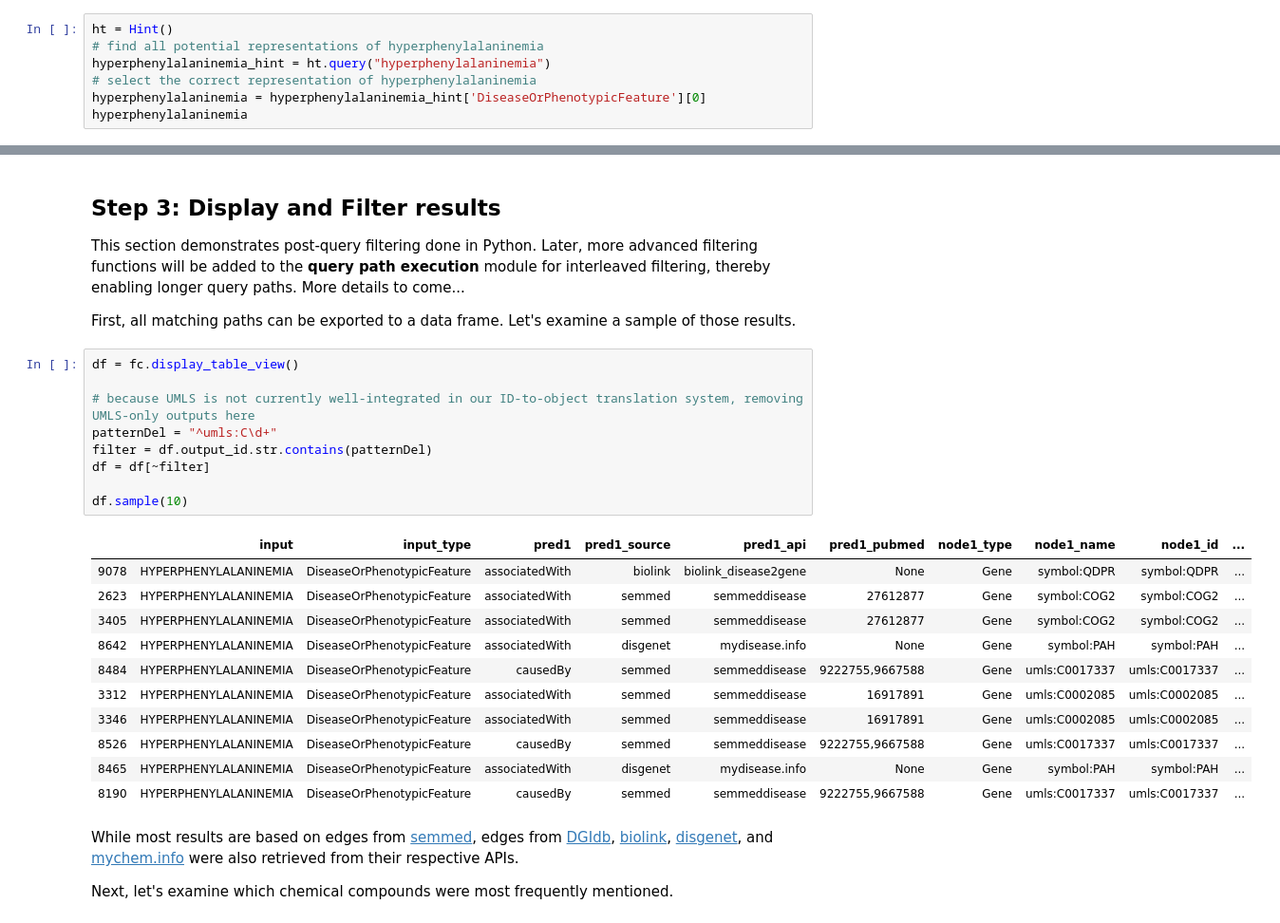
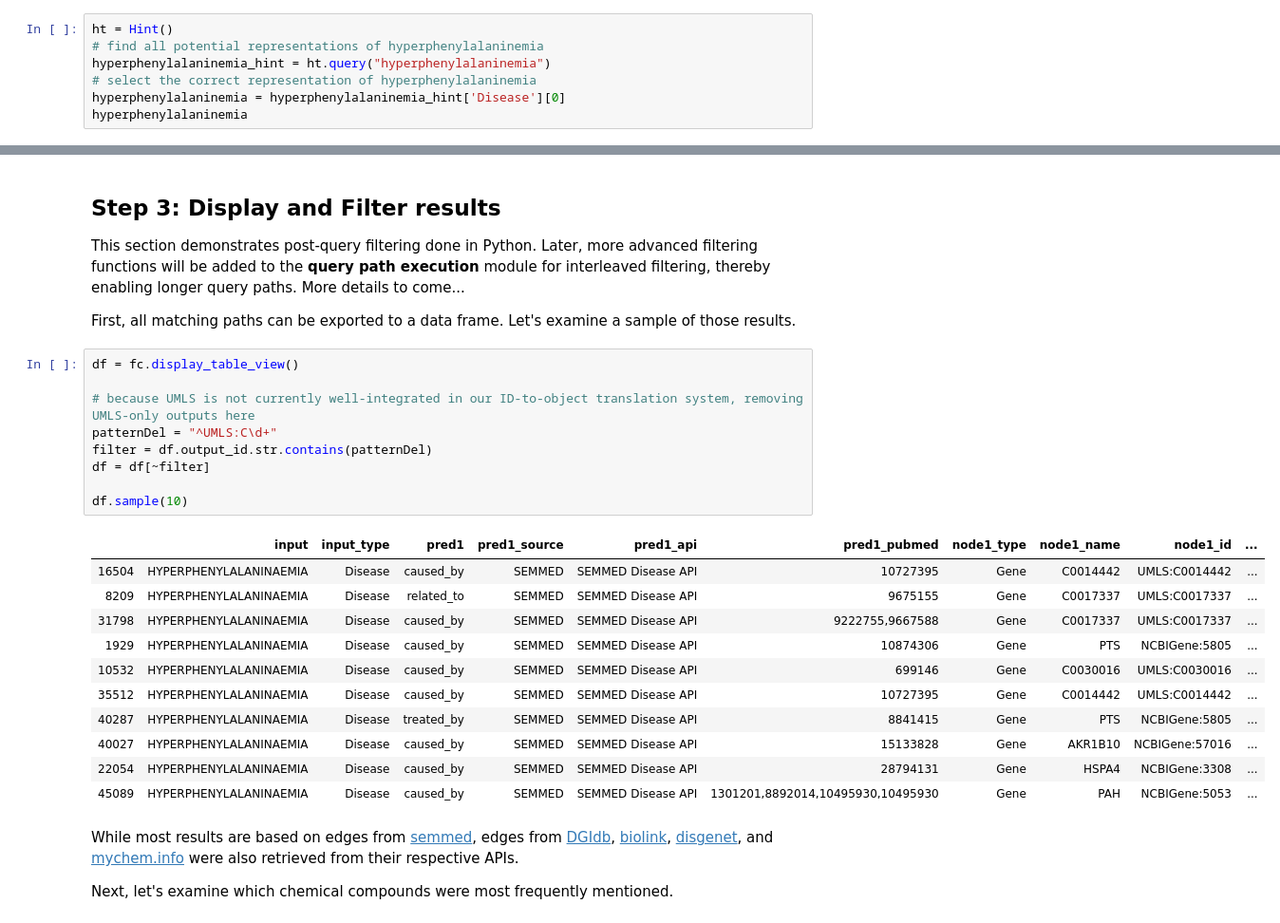
Before and after one commit to biothings/biothings_explorer_archived, a Jupyter notebook: jupyter notebooks/PREDICT_demo.ipynb, the cells around one changed output, grey strips where cells are left out. Shown at 95% size. Cells and saved outputs as stored; diff of their text form.

```diff
--- a/jupyter notebooks/PREDICT_demo.ipynb
+++ b/jupyter notebooks/PREDICT_demo.ipynb
@@ -52,6 +52,6 @@ ht = Hint()
 # find all potential representations of hyperphenylalaninemia
 hyperphenylalaninemia_hint = ht.query("hyperphenylalaninemia")
 # select the correct representation of hyperphenylalaninemia
-hyperphenylalaninemia = hyperphenylalaninemia_hint['DiseaseOrPhenotypicFeature'][0]
+hyperphenylalaninemia = hyperphenylalaninemia_hint['Disease'][0]
 hyperphenylalaninemia
 # %% [output]
@@ -126,24 +127,24 @@ First, all matching paths can be exported to a data frame. Let's examine a sampl
 # %%
 df = fc.display_table_view()
 
 # because UMLS is not currently well-integrated in our ID-to-object translation system, removing UMLS-only outputs here
-patternDel = "^umls:C\d+"
+patternDel = "^UMLS:C\d+"
 filter = df.output_id.str.contains(patternDel)
 df = df[~filter]
 
 df.sample(10)
 # %% [output]
 |  | input | input_type | pred1 | pred1_source | pred1_api | pred1_pubmed | node1_type | node1_name | node1_id | ... |
-| 9078 | HYPERPHENYLALANINEMIA | DiseaseOrPhenotypicFeature | associatedWith | biolink | biolink_disease2gene | None | Gene | symbol:QDPR | symbol:QDPR | ... |
-| 2623 | HYPERPHENYLALANINEMIA | DiseaseOrPhenotypicFeature | associatedWith | semmed | semmeddisease | 27612877 | Gene | symbol:COG2 | symbol:COG2 | ... |
-| 3405 | HYPERPHENYLALANINEMIA | DiseaseOrPhenotypicFeature | associatedWith | semmed | semmeddisease | 27612877 | Gene | symbol:COG2 | symbol:COG2 | ... |
-| 8642 | HYPERPHENYLALANINEMIA | DiseaseOrPhenotypicFeature | associatedWith | disgenet | mydisease.info | None | Gene | symbol:PAH | symbol:PAH | ... |
-| 8484 | HYPERPHENYLALANINEMIA | DiseaseOrPhenotypicFeature | causedBy | semmed | semmeddisease | 9222755,9667588 | Gene | umls:C0017337 | umls:C0017337 | ... |
-| 3312 | HYPERPHENYLALANINEMIA | DiseaseOrPhenotypicFeature | associatedWith | semmed | semmeddisease | 16917891 | Gene | umls:C0002085 | umls:C0002085 | ... |
-| 3346 | HYPERPHENYLALANINEMIA | DiseaseOrPhenotypicFeature | associatedWith | semmed | semmeddisease | 16917891 | Gene | umls:C0002085 | umls:C0002085 | ... |
-| 8526 | HYPERPHENYLALANINEMIA | DiseaseOrPhenotypicFeature | causedBy | semmed | semmeddisease | 9222755,9667588 | Gene | umls:C0017337 | umls:C0017337 | ... |
-| 8465 | HYPERPHENYLALANINEMIA | DiseaseOrPhenotypicFeature | associatedWith | disgenet | mydisease.info | None | Gene | symbol:PAH | symbol:PAH | ... |
-| 8190 | HYPERPHENYLALANINEMIA | DiseaseOrPhenotypicFeature | causedBy | semmed | semmeddisease | 9222755,9667588 | Gene | umls:C0017337 | umls:C0017337 | ... |
+| 16504 | HYPERPHENYLALANINAEMIA | Disease | caused_by | SEMMED | SEMMED Disease API | 10727395 | Gene | C0014442 | UMLS:C0014442 | ... |
+| 8209 | HYPERPHENYLALANINAEMIA | Disease | related_to | SEMMED | SEMMED Disease API | 9675155 | Gene | C0017337 | UMLS:C0017337 | ... |
+| 31798 | HYPERPHENYLALANINAEMIA | Disease | caused_by | SEMMED | SEMMED Disease API | 9222755,9667588 | Gene | C0017337 | UMLS:C0017337 | ... |
+| 1929 | HYPERPHENYLALANINAEMIA | Disease | caused_by | SEMMED | SEMMED Disease API | 10874306 | Gene | PTS | NCBIGene:5805 | ... |
+| 10532 | HYPERPHENYLALANINAEMIA | Disease | caused_by | SEMMED | SEMMED Disease API | 699146 | Gene | C0030016 | UMLS:C0030016 | ... |
+| 35512 | HYPERPHENYLALANINAEMIA | Disease | caused_by | SEMMED | SEMMED Disease API | 10727395 | Gene | C0014442 | UMLS:C0014442 | ... |
+| 40287 | HYPERPHENYLALANINAEMIA | Disease | treated_by | SEMMED | SEMMED Disease API | 8841415 | Gene | PTS | NCBIGene:5805 | ... |
+| 40027 | HYPERPHENYLALANINAEMIA | Disease | caused_by | SEMMED | SEMMED Disease API | 15133828 | Gene | AKR1B10 | NCBIGene:57016 | ... |
+| 22054 | HYPERPHENYLALANINAEMIA | Disease | caused_by | SEMMED | SEMMED Disease API | 28794131 | Gene | HSPA4 | NCBIGene:3308 | ... |
+| 45089 | HYPERPHENYLALANINAEMIA | Disease | caused_by | SEMMED | SEMMED Disease API | 1301201,8892014,10495930,10495930 | Gene | PAH | NCBIGene:5053 | ... |
 # %% [markdown]
 While most results are based on edges from [semmed](https://skr3.nlm.nih.gov/SemMed/), edges from [DGIdb](http://www.dgidb.org/), [biolink](https://monarchinitiative.org/), [disgenet](http://www.disgenet.org/), and [mychem.info](https://mychem.info) were also retrieved from their respective APIs.
 
```
Also changed, not shown: parts of 4 cells of this notebook, 8 other files.
